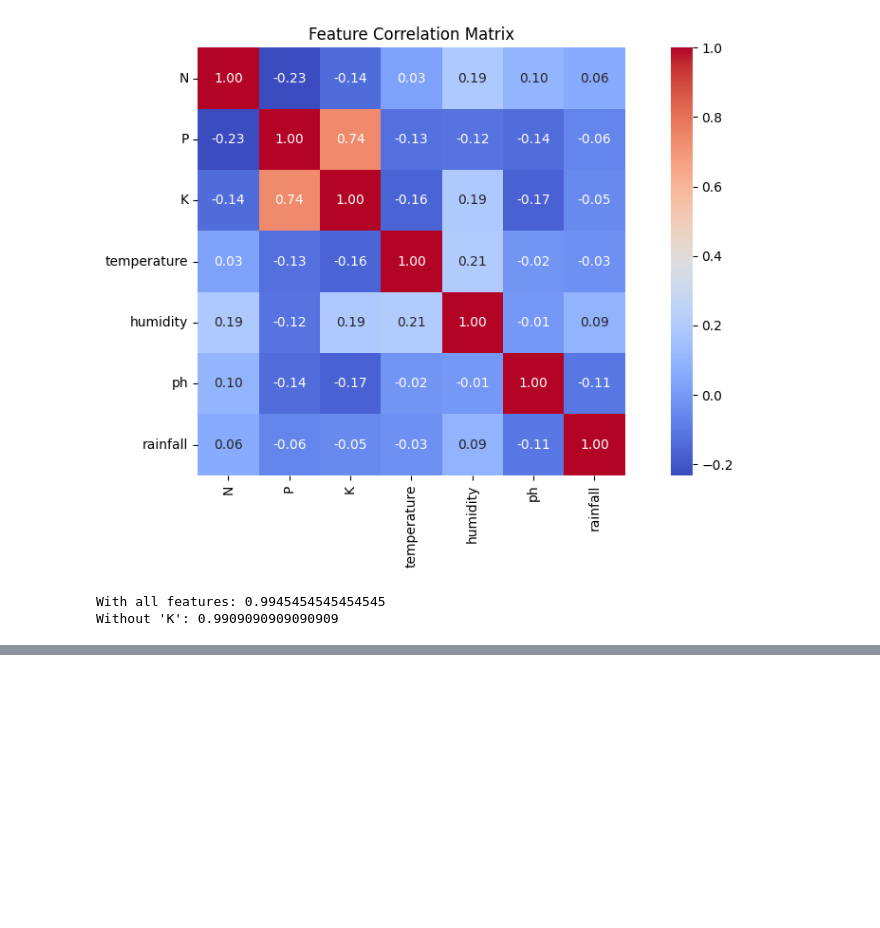
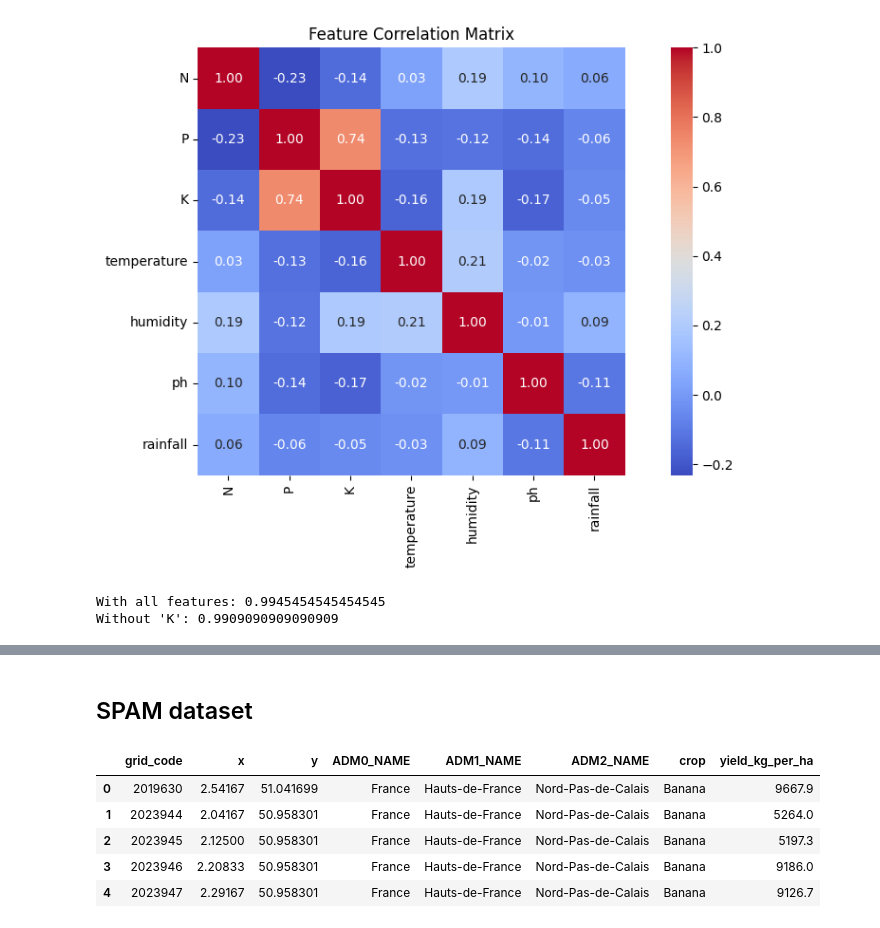
Before and after one commit to MckenzieWHowells/crop_recommendation_tool, a Jupyter notebook: eda.ipynb, the cells around one changed output, grey strips where cells are left out. Cells and saved outputs as stored; diff of their text form; code cells hidden in the pictures; blank space fills up the shorter version.

Commit message:
adding eda code for SPAM dataset and model info

```diff
--- a/eda.ipynb
+++ b/eda.ipynb
@@ -137,0 +182,48 @@ Best Cross-Validation Score: 0.9920454545454545
+# %% [markdown]
+## SPAM dataset
+# %%
+import pandas as pd
+
+df_yield = pd.read_csv("data\IFPRI_Dataverse_Data\spam2020V1r0_global_Y_TA.csv", encoding='utf-8-sig')
+df_mapping = pd.read_csv("data\IFPRI_Dataverse_Data\spam_crop_mapping.csv")
+
+crop_name_list = df_mapping["Crop name"].tolist()
+
+# Step 1: Define columns to retain (location metadata)
+retain_columns = ['grid_code', 'x', 'y', 'ADM0_NAME', 'ADM1_NAME', 'ADM2_NAME']
+
+# Step 2: Identify crop columns from actual columns present
+# Only use names that exist in the DataFrame
+
+# Create mapping dictionary from SPAM code to full crop name
+crop_mapping = {row['SPAM name'].upper(): row['Crop name'] for _, row in df_mapping.iterrows()}
+
+# Rename function
+def rename_column(col):
+    return crop_mapping.get(col[:-2], col) if col.endswith('_A') else col
+
+# Apply renaming
+df_yield.columns = [rename_column(col) for col in df_yield.columns]
+
+crop_columns = [col for col in df_yield.columns if col in crop_name_list]
+
+# Step 3: Melt the crop columns only
+df_long = df_yield.melt(
+    id_vars=retain_columns,
+    value_vars=crop_columns,
+    var_name="crop",
+    value_name="yield_kg_per_ha"
+)
+
+# Step 4: Filter only yields > 1 kg/ha
+df_long_filtered = df_long[df_long["yield_kg_per_ha"] > 1].reset_index(drop=True)
+
+# Save or use the cleaned data
+# df_long_filtered.to_csv("long_crop_yield_filtered.csv", index=False)
+# %% [output]
+|  | grid_code | x | y | ADM0_NAME | ADM1_NAME | ADM2_NAME | crop | yield_kg_per_ha |
+| 0 | 2019630 | 2.54167 | 51.041699 | France | Hauts-de-France | Nord-Pas-de-Calais | Banana | 9667.9 |
+| 1 | 2023944 | 2.04167 | 50.958301 | France | Hauts-de-France | Nord-Pas-de-Calais | Banana | 5264.0 |
+| 2 | 2023945 | 2.12500 | 50.958301 | France | Hauts-de-France | Nord-Pas-de-Calais | Banana | 5197.3 |
+| 3 | 2023946 | 2.20833 | 50.958301 | France | Hauts-de-France | Nord-Pas-de-Calais | Banana | 9186.0 |
+| 4 | 2023947 | 2.29167 | 50.958301 | France | Hauts-de-France | Nord-Pas-de-Calais | Banana | 9126.7 |
```
Also changed, not shown: parts of 5 cells of this notebook, 2 other files.
